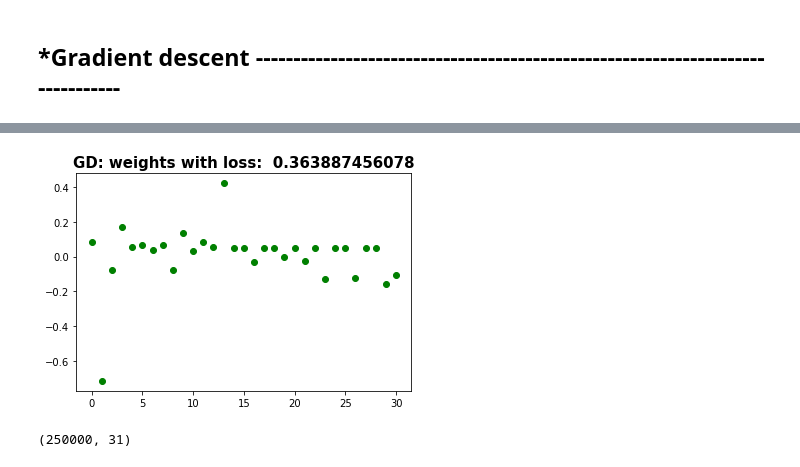
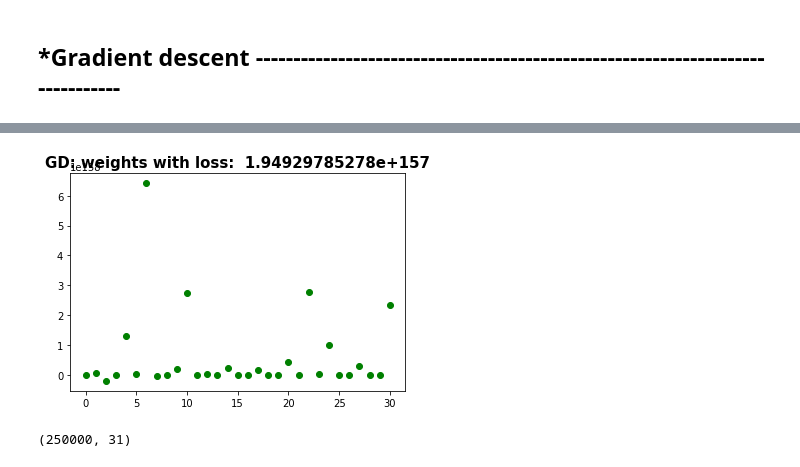
Before and after one commit to LucaZampieri/LMO_ML, a Jupyter notebook: project1/main.ipynb, the cells around one changed output, grey strips where cells are left out. Drawn from its saved outputs; the diff is of its cells as text; code cells hidden in the pictures.

```diff
--- a/project1/main.ipynb
+++ b/project1/main.ipynb
@@ -79,6 +84,8 @@ tx_test = tx_test[0]
 # %%
 def add_ones(tx):
-    return np.concatenate((tx, np.ones([tx.shape[0],1])), axis=1)
+    return np.concatenate((np.ones([tx.shape[0],1]),tx), axis=1)
+AAA = 0
 # %%
-tx_train = add_ones(tx_train)
-tx_test = add_ones(tx_test)
+if AAA == 0 :
+    tx_train = add_ones(tx_train)
+    tx_test = add_ones(tx_test)
@@ -122,9 +127,13 @@ w, loss = func_least_squares (y=y_train, tx=tx_train, test_set=tx_test, fct='mse
 # %% [markdown]
 ## *Gradient descent     -------------------------------------------------------------------------------
+# %%
+gamma = 0.05
+max_iters = 50
+lambda_ = 0.5
 # %%
 def func_GD (y, tx, test_set, max_iters, gamma, initial_w):
     name = 'Gradient_descent'
-    w,loss = least_squares_GD(y, tx, initial_w, max_iters, gamma,fct='mse');
+    w,loss = least_squares_GD(y, tx, initial_w, max_iters, gamma,fct='mae');
     y_pred = predict_labels(w, test_set)
     create_csv_submission(ids_test, y_pred, name)
 
@@ -134,5 +143,5 @@ def func_GD (y, tx, test_set, max_iters, gamma, initial_w):
 
     return w, loss
 # %%
-w, loss = func_GD (y=y_train, tx=tx_train, test_set=tx_test, max_iters=500,gamma=0.05, initial_w=initial_w);
+w, loss = func_GD (y=y_train, tx=tx_train, test_set=tx_test, max_iters=max_iters,gamma=gamma, initial_w=initial_w);
 # %% [output]
@@ -156,4 +165,4 @@ Gradient Descent(499/499): loss=0.3638874560776647, w0=0.08484084216387044, w1=-
-[figure, old version]
+[figure, new version]
 # %%
 w.shape
 tx_train.shape
```
Also changed, not shown: parts of 8 cells of this notebook, 3 other files.
